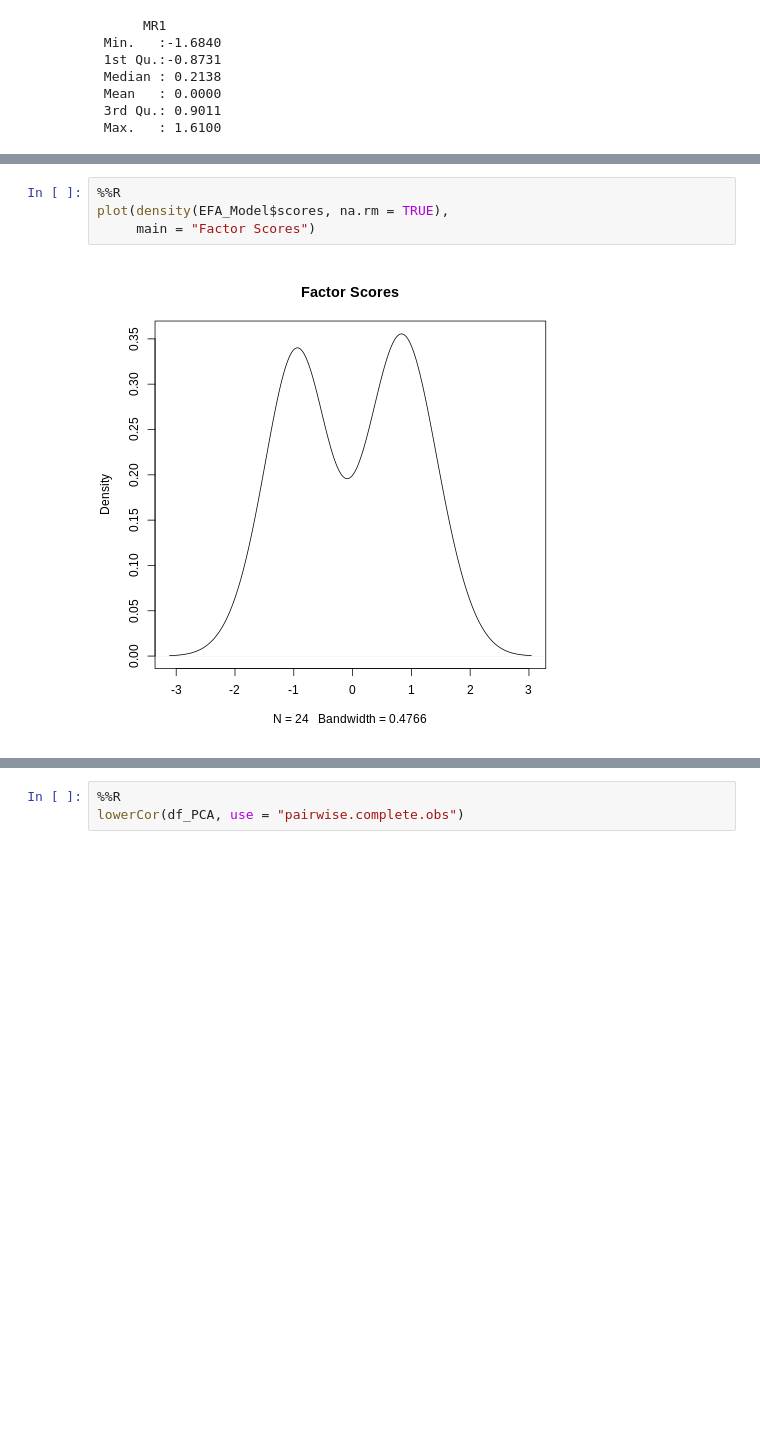
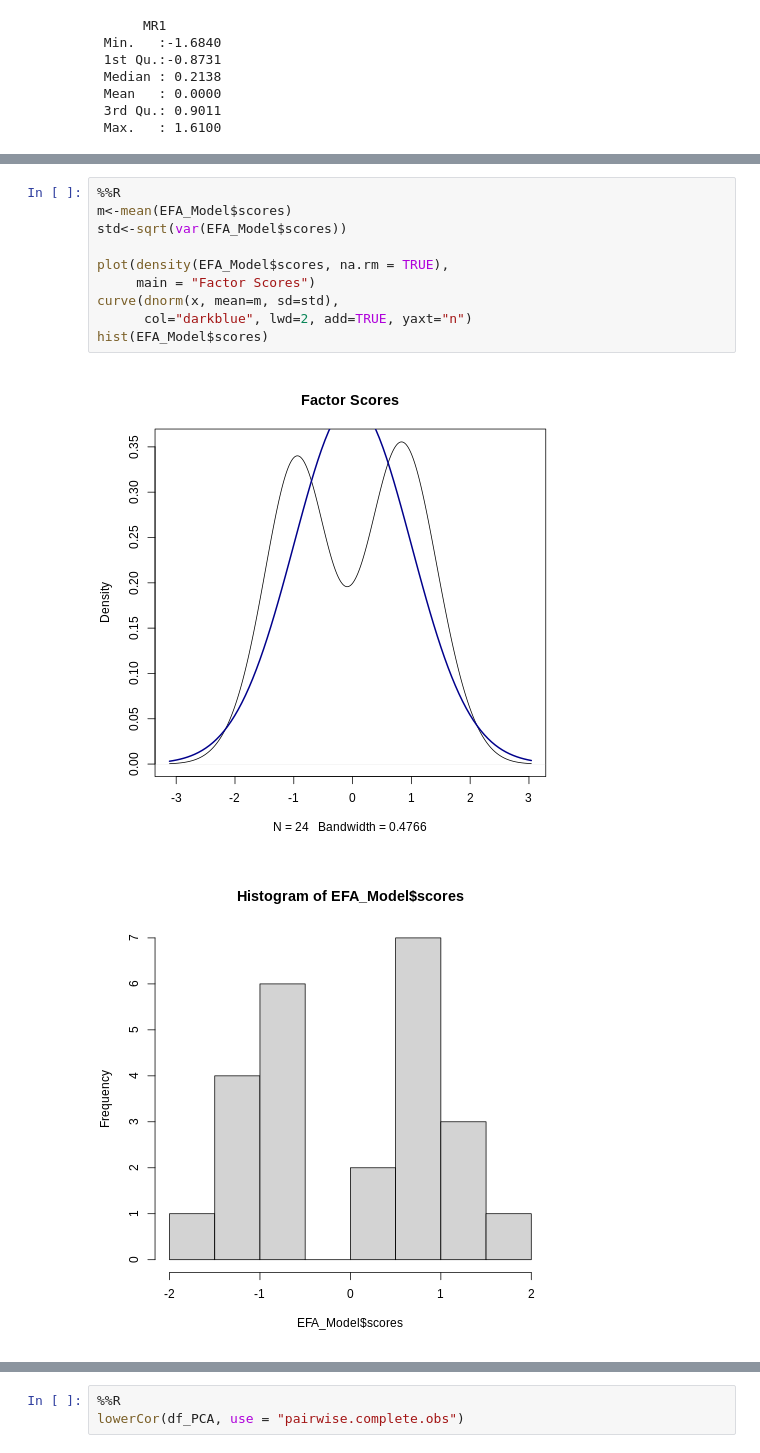
Before and after one commit to zuzannazak/PhD2022Bialowieza, a Jupyter notebook: 💖projekt.ipynb, the cells around one changed output, grey strips where cells are left out. Drawn from its saved outputs; the diff is of its cells as text; blank space fills up the shorter version.

```diff
--- a/💖projekt.ipynb
+++ b/💖projekt.ipynb
@@ -616,6 +795,13 @@ summary(EFA_Model$scores)
 # %%
 %%R
+m<-mean(EFA_Model$scores)
+std<-sqrt(var(EFA_Model$scores))
+
 plot(density(EFA_Model$scores, na.rm = TRUE),
      main = "Factor Scores")
+curve(dnorm(x, mean=m, sd=std),
+      col="darkblue", lwd=2, add=TRUE, yaxt="n")
+hist(EFA_Model$scores)
 # %% [output]
-[figure, old version]
+[figure, new version]
+[figure, added]
```
Also changed, not shown: parts of 85 cells of this notebook.
